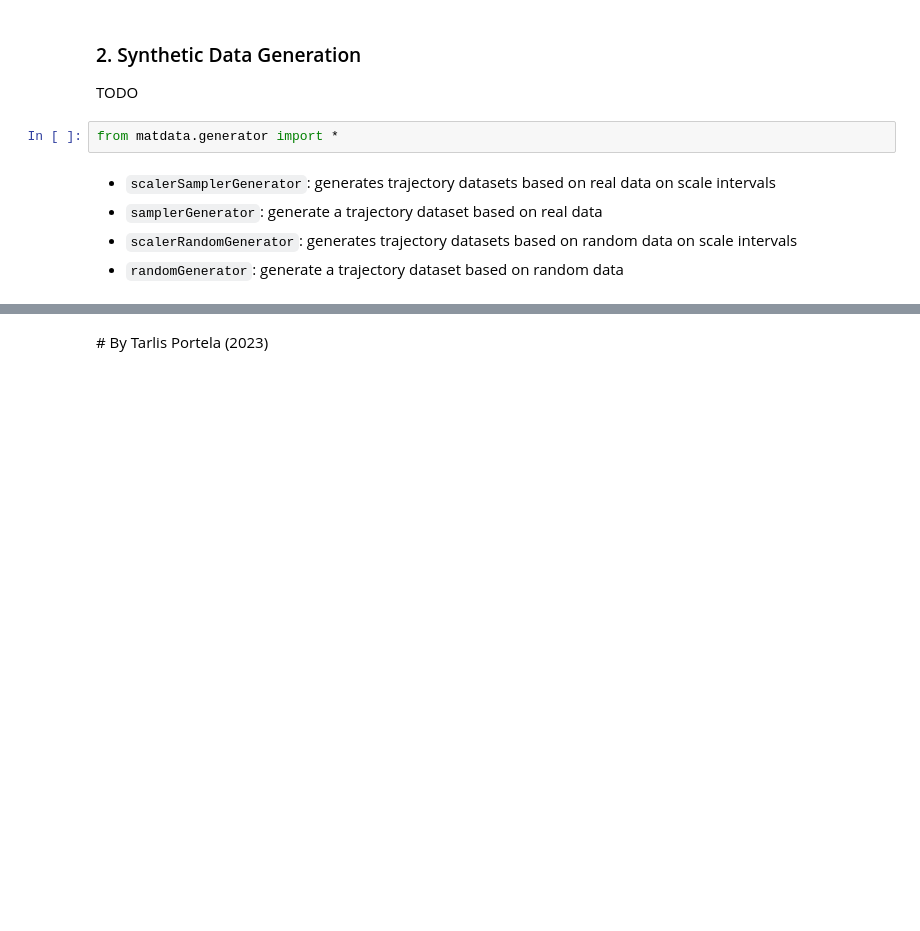
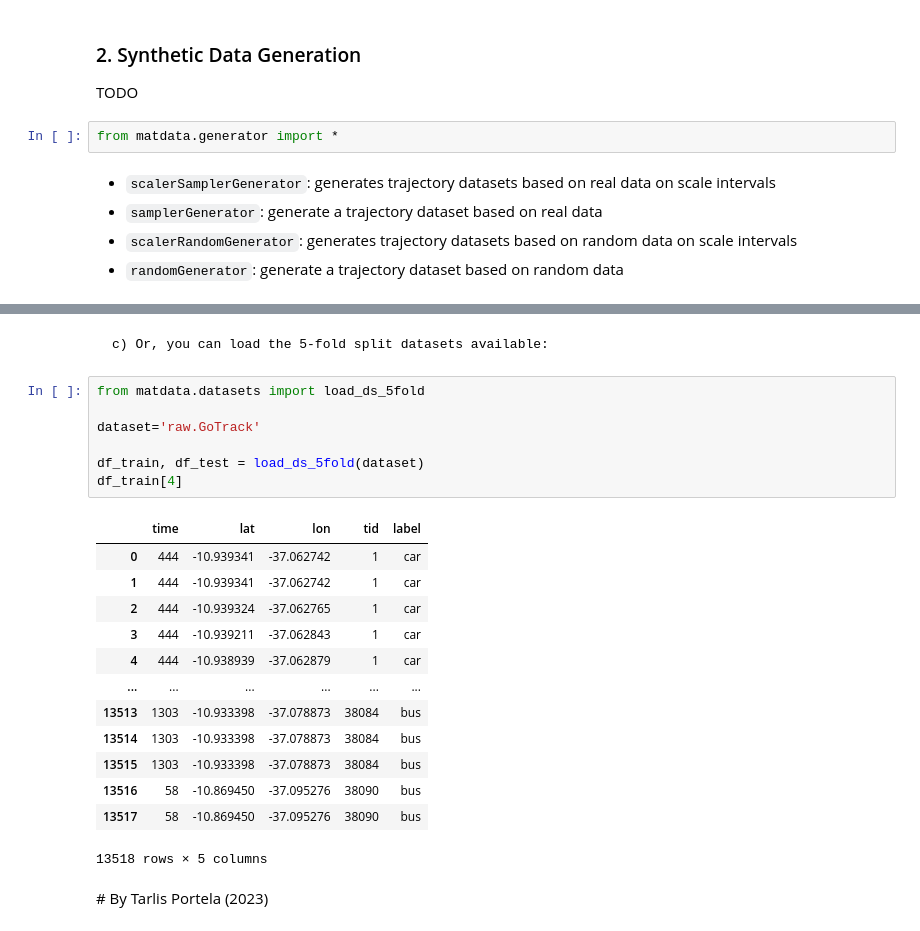
Before and after one commit to mat-analysis/mat-data, a Jupyter notebook: MAT-data-Tutorial.ipynb, the cells around one changed output, grey strips where cells are left out. Drawn from its saved outputs; the diff is of its cells as text; blank space fills up the shorter version.

```diff
--- a/MAT-data-Tutorial.ipynb
+++ b/MAT-data-Tutorial.ipynb
@@ -106,2 +160,25 @@ from matdata.generator import *
+# %% [markdown]
+    c) Or, you can load the 5-fold split datasets available:
+# %%
+from matdata.datasets import load_ds_5fold
+
+dataset='raw.GoTrack'
+
+df_train, df_test = load_ds_5fold(dataset)
+df_train[4]
+# %% [output]
+|  | time | lat | lon | tid | label |
+| 0 | 444 | -10.939341 | -37.062742 | 1 | car |
+| 1 | 444 | -10.939341 | -37.062742 | 1 | car |
+| 2 | 444 | -10.939324 | -37.062765 | 1 | car |
+| 3 | 444 | -10.939211 | -37.062843 | 1 | car |
+| 4 | 444 | -10.938939 | -37.062879 | 1 | car |
+| ... | ... | ... | ... | ... | ... |
+| 13513 | 1303 | -10.933398 | -37.078873 | 38084 | bus |
+| 13514 | 1303 | -10.933398 | -37.078873 | 38084 | bus |
+| 13515 | 1303 | -10.933398 | -37.078873 | 38084 | bus |
+| 13516 | 58 | -10.869450 | -37.095276 | 38090 | bus |
+| 13517 | 58 | -10.869450 | -37.095276 | 38090 | bus |
+13518 rows × 5 columns
 # %% [markdown]
 \# By Tarlis Portela (2023)
```
Also changed, not shown: parts of 5 cells of this notebook, 2 other files.
